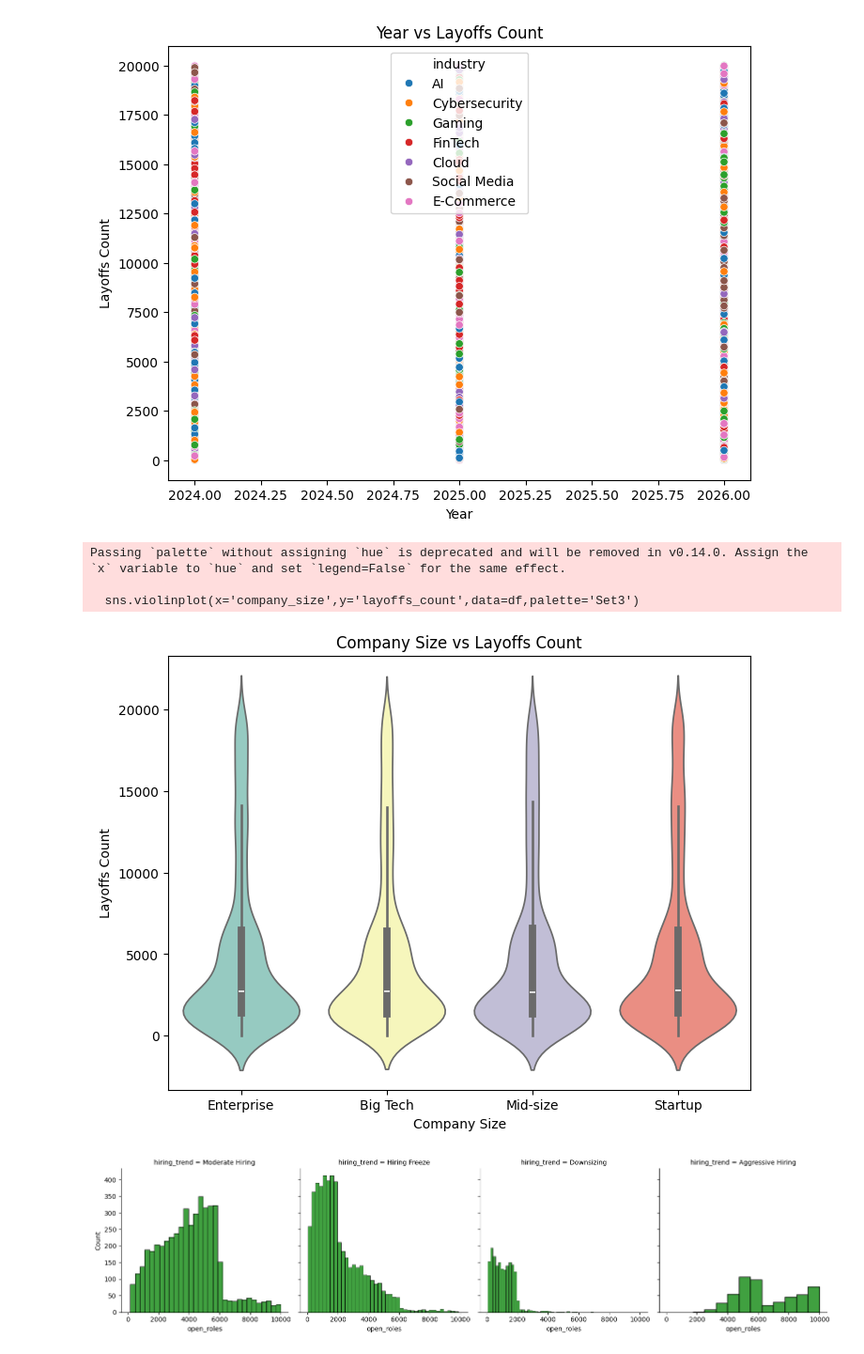
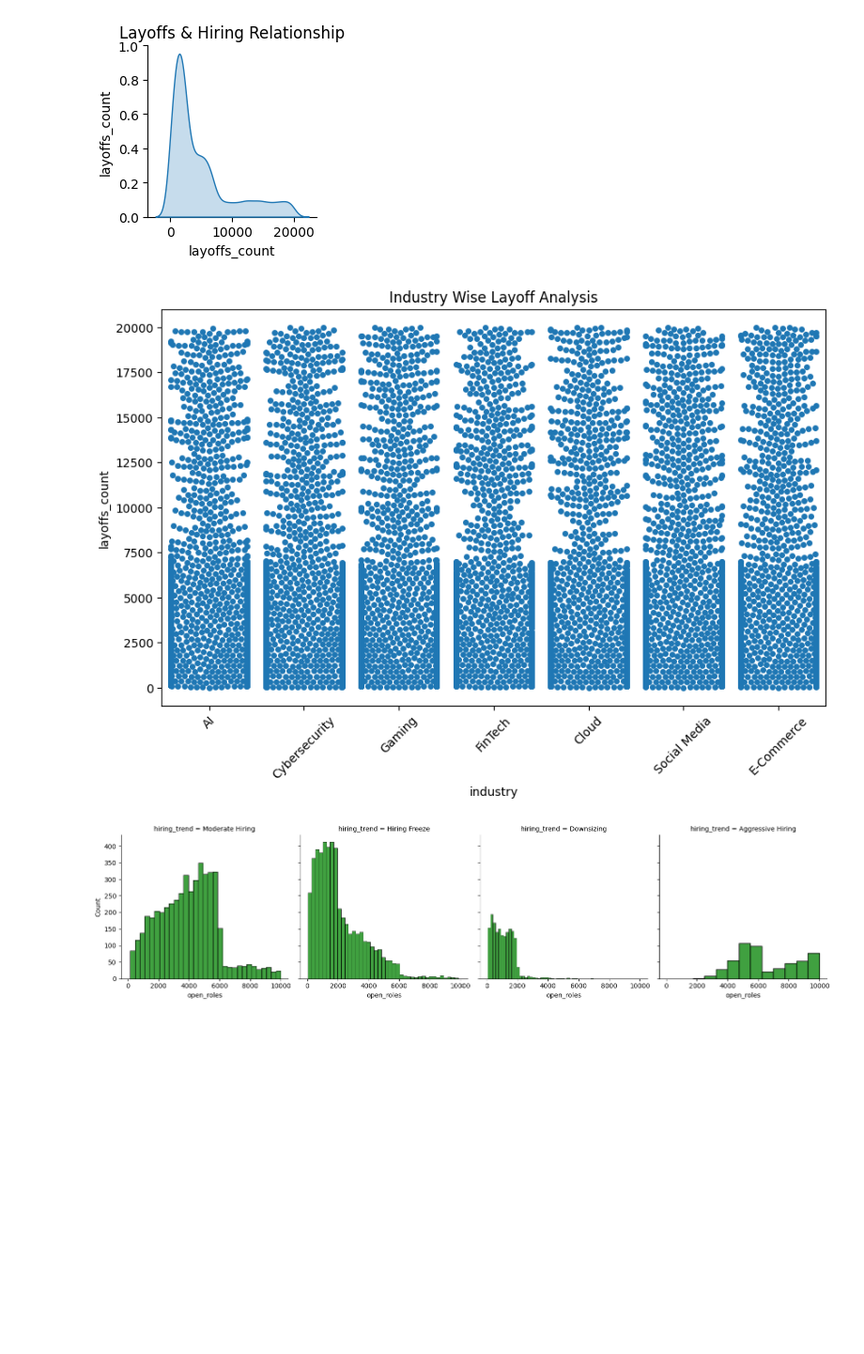
Before and after one commit to jeyasri-IT/Tech-Layoffs-Hiring-Trends-Analysis, a Jupyter notebook: layoffs.ipynb, the cells around one changed output. Shown at 94% size. Cells and saved outputs as stored; diff of their text form; code cells hidden in the pictures; blank space fills up the shorter version.

```diff
--- a/layoffs.ipynb
+++ b/layoffs.ipynb
@@ -49,2 +72,12 @@ import matplotlib.pyplot as plt
 # %%
-df = pd.read_csv("tech_layoffs_hiring_trends_elite_v2.csv", encoding="latin-1")
+plt.figure(figsize=(10,6))
+
+sns.boxplot(
+    x='industry',
+    y='layoffs_count',
+    data=df
+)
+
+plt.xticks(rotation=45)
+plt.title("Industry vs Layoffs")
+plt.show()
@@ -126,25 +156,28 @@ Passing `palette` without assigning `hue` is deprecated and will be removed in v
 # %%
-plt.figure(figsize=(8,6))
-sns.scatterplot(x='year',y='layoffs_count',hue='industry',data=df)
-plt.title('Year vs Layoffs Count')
-plt.xlabel('Year')
-plt.ylabel('Layoffs Count')
+sns.pairplot(
+    df[['layoffs_count','hiring_trend']],
+    diag_kind='kde'
+)
+
+plt.title("Layoffs & Hiring Relationship")
 plt.show()
 # %% [output]
-[figure, old version]
+[figure, new version]
 # %%
-plt.figure(figsize=(8,6))
+plt.figure(figsize=(10,6))
 
-sns.violinplot(x='company_size',y='layoffs_count',data=df,palette='Set3')
-plt.title('Company Size vs Layoffs Count')
-plt.xlabel('Company Size')
-plt.ylabel('Layoffs Count')
+sns.swarmplot(
+    x='industry',
+    y='layoffs_count',
+    data=df
+)
+
+plt.xticks(rotation=45)
+plt.title("Industry Wise Layoff Analysis")
+
 plt.show()
 # %% [output]
-Passing `palette` without assigning `hue` is deprecated and will be removed in v0.14.0. Assign the `x` variable to `hue` and set `legend=False` for the same effect.
-
-  sns.violinplot(x='company_size',y='layoffs_count',data=df,palette='Set3')
-[figure, old version]
+[figure, new version]
 # %%
 g = sns.FacetGrid(df, col='hiring_trend', height=4)
 g.map(sns.histplot, 'open_roles', color='green')
```
Also changed, not shown: parts of 10 cells of this notebook.
